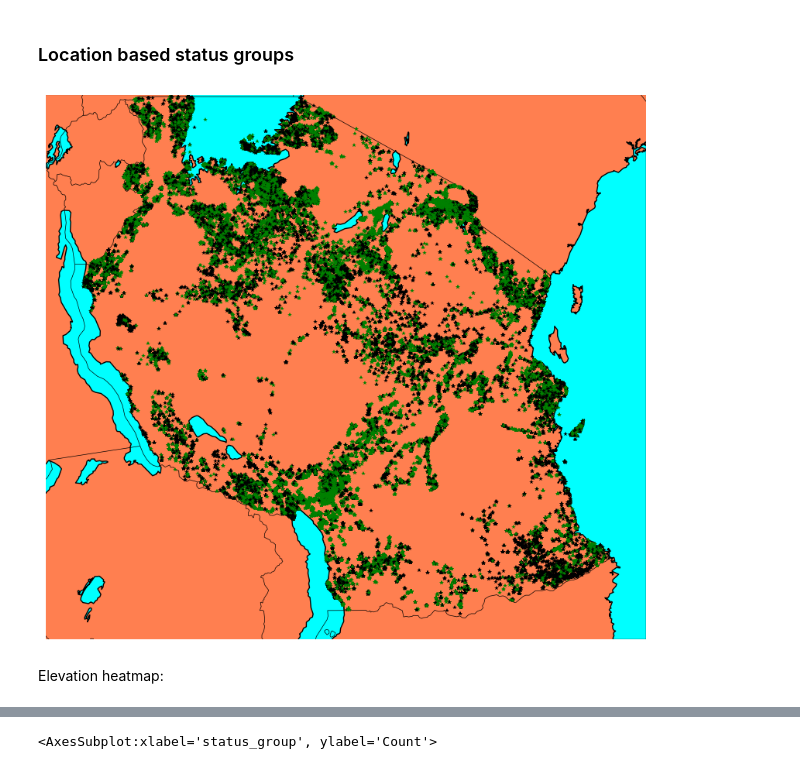
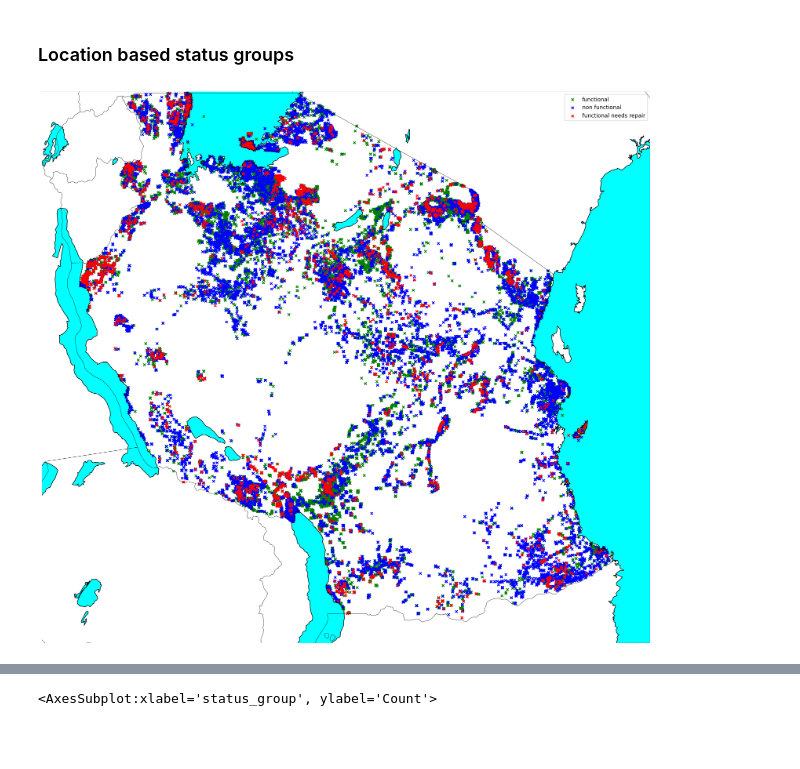
Before and after one commit to roberthobblebottom/pump-it-up, a Jupyter notebook: 1.ipynb, the cells around one changed output, grey strips where cells are left out. Saved outputs shown, nothing was run; the diff lists cells and outputs as text; code cells hidden in the pictures; blank space fills up the shorter version.

Commit message:
better geographical visualisation

```diff
--- a/1.ipynb
+++ b/1.ipynb
@@ -250,40 +260,47 @@ Including population and amount of tsh
 # %% [markdown]
 ### Location based status groups
 # %%
-f, ax = plt.subplots(figsize=(10, 10))
+f, ax = plt.subplots(figsize=(20,20))
 sns.despine(f, left=True, bottom=True)
 plt.xlim(27,43)
-# plt.figure(figsize=(400,400))
 m = Basemap(resolution='i',llcrnrlat=-12.168,urcrnrlat=-0.967,llcrnrlon=28.828,urcrnrlon=41.177)
 # draw coastlines.
 m.drawcoastlines()
 # draw a boundary around the map, fill the background.
 # this background will end up being the ocean color, since
 # the continents will be drawn on top.
 m.drawmapboundary(fill_color='aqua')
 m.drawcountries()
 # fill continents, set lake color same as ocean color.
-m.fillcontinents(color='coral',lake_color='aqua')
-# m.bluemarble()
-for index, row in train.iterrows():
-    if row.status_group == "functional":
+m.fillcontinents(color='white',lake_color='aqua')
+
+for g in train.status_group.unique():
+    if g == "functional":
         markercolor="green"
-    elif row.status_group == "functional need repair":
-        markercolor = "white"
-    else:
-        markercolor = "black"
-    m.plot(row.longitude,
-    row.latitude,
-    marker="*",
-    markersize=4,
-    markeredgewidth=0,
-    markeredgecolor="white",
-    markerfacecolor=markercolor
-    )
+    elif g == "functional needs repair":
+        markercolor = "red"
+    elif g == "non functional":
+        markercolor = "blue"
+
+    ax.scatter(train.longitude[train.status_group==g],train.latitude[train.status_group==g],label=g,
+    s=20,c=markercolor,marker='x',)
+ax.legend()
+
+# for index, row in train.iterrows():
+#     if row.status_group == "functional":
+#         markercolor="green"
+#     elif row.status_group == "functional need repair":
+#         markercolor = "white"
+#     else:
+#         markercolor = "black"
+#     m.plot(row.longitude,
+#         row.latitude,
+#         marker="*",
+#         markersize=4,
+#         markeredgewidth=0,
+#         markeredgecolor="white",
+#         markerfacecolor=markercolor
+#     )
 plt.show()
-
-#                 data=train, ax=ax, hue = "status_group", style="status_group",s=5)
 # %% [output]
-[figure, old version]
+[figure, new version]
-# %% [markdown]
-Elevation heatmap:
```
Also changed, not shown: parts of 10 cells of this notebook.
